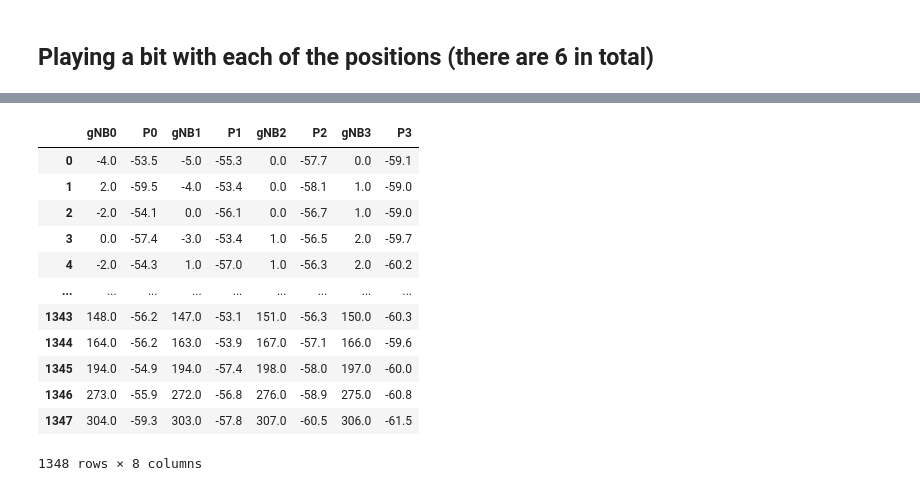
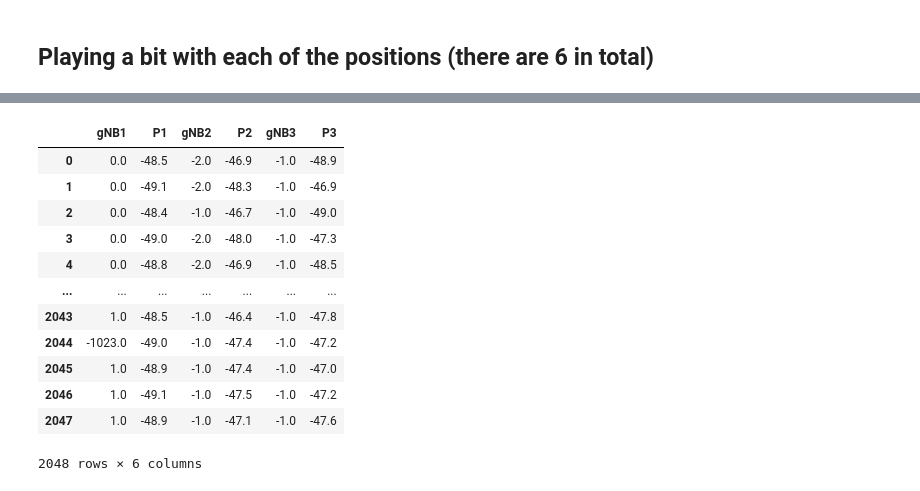
Before and after one commit to yagoliz/5glocalization, a Jupyter notebook: notebooks/ext-01-tdoa_5g_extension.ipynb, the cells around one changed output, grey strips where cells are left out. Drawn from its saved outputs; the diff is of its cells as text; code cells hidden in the pictures.

```diff
--- a/notebooks/ext-01-tdoa_5g_extension.ipynb
+++ b/notebooks/ext-01-tdoa_5g_extension.ipynb
@@ -78,18 +75,35 @@ toa_measurements.head(7)
-# %%
-toa_filt = toa_measurements.loc[~((toa_measurements == float('-inf')).any(axis=1))]
-toa_filt.reset_index(drop=True, inplace=True)
-toa_filt
-# %% [output]
-|  | gNB0 | P0 | gNB1 | P1 | gNB2 | P2 | gNB3 | P3 |
-| 0 | -4.0 | -53.5 | -5.0 | -55.3 | 0.0 | -57.7 | 0.0 | -59.1 |
-| 1 | 2.0 | -59.5 | -4.0 | -53.4 | 0.0 | -58.1 | 1.0 | -59.0 |
-| 2 | -2.0 | -54.1 | 0.0 | -56.1 | 0.0 | -56.7 | 1.0 | -59.0 |
-| 3 | 0.0 | -57.4 | -3.0 | -53.4 | 1.0 | -56.5 | 2.0 | -59.7 |
-| 4 | -2.0 | -54.3 | 1.0 | -57.0 | 1.0 | -56.3 | 2.0 | -60.2 |
-| ... | ... | ... | ... | ... | ... | ... | ... | ... |
-| 1343 | 148.0 | -56.2 | 147.0 | -53.1 | 151.0 | -56.3 | 150.0 | -60.3 |
-| 1344 | 164.0 | -56.2 | 163.0 | -53.9 | 167.0 | -57.1 | 166.0 | -59.6 |
-| 1345 | 194.0 | -54.9 | 194.0 | -57.4 | 198.0 | -58.0 | 197.0 | -60.0 |
-| 1346 | 273.0 | -55.9 | 272.0 | -56.8 | 276.0 | -58.9 | 275.0 | -60.8 |
-| 1347 | 304.0 | -59.3 | 303.0 | -57.8 | 307.0 | -60.5 | 306.0 | -61.5 |
-1348 rows × 8 columns
+# %%
+if FREQUENCY_MHZ == 100:
+    if POSITION == 4:
+        toa_measurements = toa_measurements.drop(['gNB0','P0'], axis=1)
+
+    toa_filt = toa_measurements.loc[~((toa_measurements == float('-inf')).any(axis=1))]
+    toa_filt.reset_index(drop=True, inplace=True)
+
+    if POSITION == 1:
+        toa_filt = toa_filt.loc[154:] # Only for Position 1
+
+elif FREQUENCY_MHZ == 40:
+    if POSITION != 2:
+        toa_measurements = toa_measurements.drop(['gNB0','P0'], axis=1)
+    else:
+        toa_measurements = toa_measurements.drop(['gNB1','P1'], axis=1)
+
+    toa_filt = toa_measurements.loc[~((toa_measurements == float('-inf')).any(axis=1))]
+    toa_filt.reset_index(drop=True, inplace=True)
+
+toa_filt
+# %% [output]
+|  | gNB1 | P1 | gNB2 | P2 | gNB3 | P3 |
+| 0 | 0.0 | -48.5 | -2.0 | -46.9 | -1.0 | -48.9 |
+| 1 | 0.0 | -49.1 | -2.0 | -48.3 | -1.0 | -46.9 |
+| 2 | 0.0 | -48.4 | -1.0 | -46.7 | -1.0 | -49.0 |
+| 3 | 0.0 | -49.0 | -2.0 | -48.0 | -1.0 | -47.3 |
+| 4 | 0.0 | -48.8 | -2.0 | -46.9 | -1.0 | -48.5 |
+| ... | ... | ... | ... | ... | ... | ... |
+| 2043 | 1.0 | -48.5 | -1.0 | -46.4 | -1.0 | -47.8 |
+| 2044 | -1023.0 | -49.0 | -1.0 | -47.4 | -1.0 | -47.2 |
+| 2045 | 1.0 | -48.9 | -1.0 | -47.4 | -1.0 | -47.0 |
+| 2046 | 1.0 | -49.1 | -1.0 | -47.5 | -1.0 | -47.2 |
+| 2047 | 1.0 | -48.9 | -1.0 | -47.1 | -1.0 | -47.6 |
+2048 rows × 6 columns
```
Also changed, not shown: parts of 18 cells of this notebook, 3 other files.
